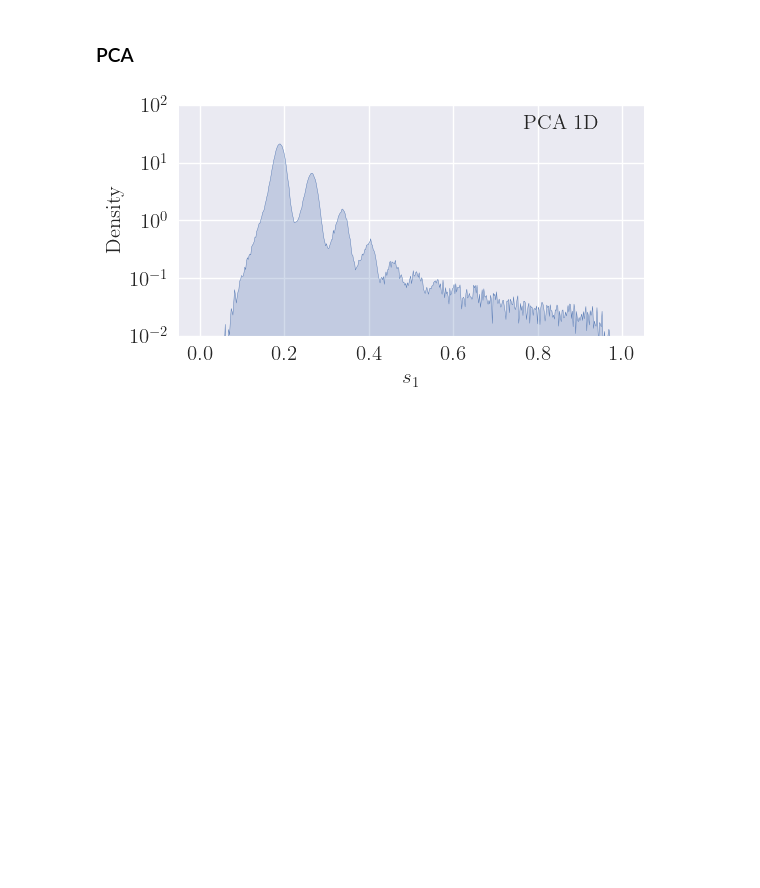
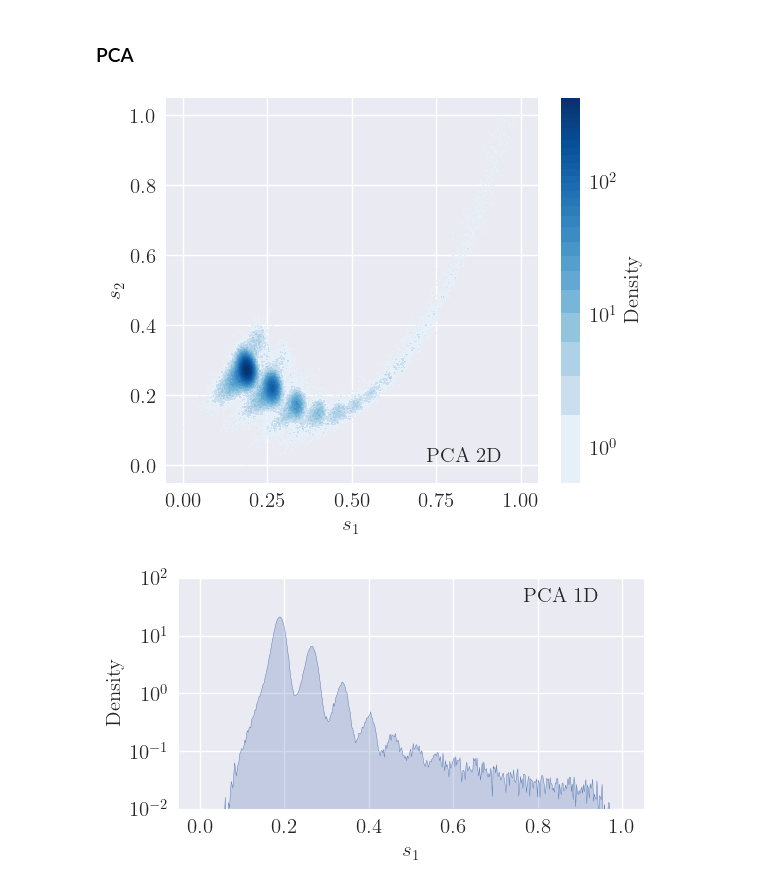
Before and after one commit to NDalbec/NIST-Meeting, a Jupyter notebook: Methods_Noise.ipynb, the cells around one changed output. Drawn from its saved outputs; the diff is of its cells as text; code cells hidden in the pictures; blank space fills up the shorter version.

```diff
--- a/Methods_Noise.ipynb
+++ b/Methods_Noise.ipynb
@@ -156,21 +155,23 @@ with plt.style.context(STYLE):
 emb = np.load(f'{PATH_SAVE}/emb_PCA2D.npy')
 # %%
 gm = gaussian_mixture(X_low = emb,
-                      X_high = data.T,
+                      X_high = data,
                       number_cluster = 2,
                       cluster_iter =1,
                       means_init = None,
                       tol = 1e-1,
                       width_plot = 6,
                       height_plot = 5,
                       style = STYLE,
                       latex = LATEX)
 
 gm.plot_density(bw_adjust = 0.1,
                 cluster_number = False,
                 plot_gaussians = False,
                 text = "PCA 2D",
-                save_path = 'src/Noise/')
+                save_path = 'src/Results_Noise/')
+# %% [output]
+[figure, added]
 # %%
 # emb = PCA(n_components=1).fit_transform(data.T)
 # np.save(f'{path}/emb_PCA1D.npy', emb)
```
Also changed, not shown: parts of 8 cells of this notebook, 1 other file.
